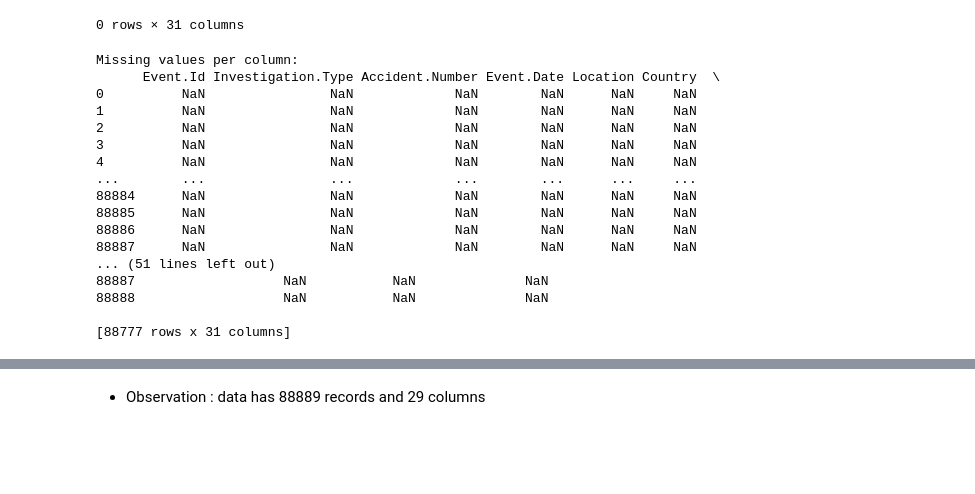
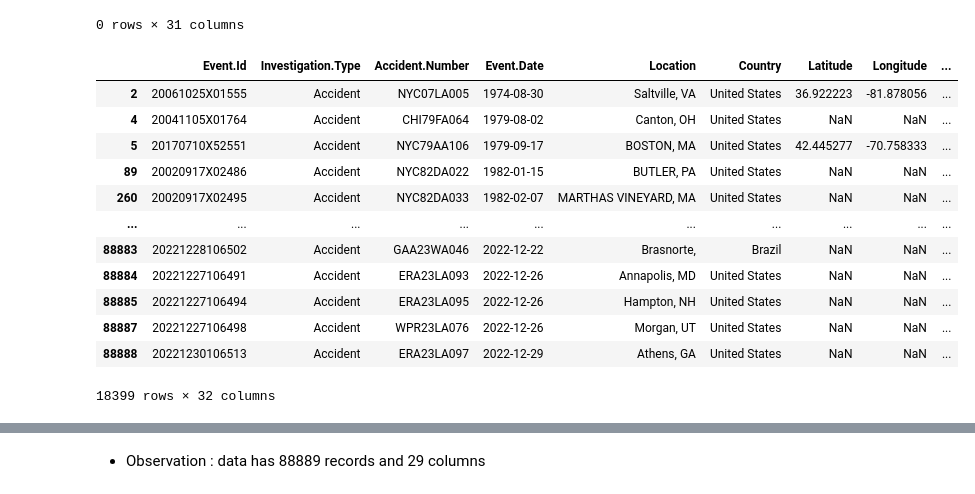
Before and after one commit to Luccy-svg/Aviation_Accidents_Project, a Jupyter notebook: student.ipynb, the cells around one changed output, grey strips where cells are left out. Saved outputs shown, nothing was run; the diff lists cells and outputs as text; code cells hidden in the pictures; blank space fills up the shorter version.

```diff
--- a/student.ipynb
+++ b/student.ipynb
@@ -99,28 +99,27 @@ df[df['Make'].isnull()|df['Model'].isnull()]
 # %% [output]
 |  | Event.Id | Investigation.Type | Accident.Number | Event.Date | Location | Country | Latitude | Longitude | ... |
 0 rows × 31 columns
-# %%
-missing_values = df.isna()
-print("Missing values per column:")
-print(missing_values[missing_values < 0])
-# %% [output]
-Missing values per column:
-      Event.Id Investigation.Type Accident.Number Event.Date Location Country  \
-0          NaN                NaN             NaN        NaN      NaN     NaN
-1          NaN                NaN             NaN        NaN      NaN     NaN
-2          NaN                NaN             NaN        NaN      NaN     NaN
-3          NaN                NaN             NaN        NaN      NaN     NaN
-4          NaN                NaN             NaN        NaN      NaN     NaN
-...        ...                ...             ...        ...      ...     ...
-88884      NaN                NaN             NaN        NaN      NaN     NaN
-88885      NaN                NaN             NaN        NaN      NaN     NaN
-88886      NaN                NaN             NaN        NaN      NaN     NaN
-88887      NaN                NaN             NaN        NaN      NaN     NaN
-... (51 lines left out)
-88887                   NaN           NaN              NaN
-88888                   NaN           NaN              NaN
-
-[88777 rows x 31 columns]
+# %%
+df['Total.Fatal.Injuries']= pd.to_numeric(df['Total.Fatal.Injuries'], errors='coerce')
+df['Total.Serious.Injuries']= pd.to_numeric(df['Total.Serious.Injuries'], errors='coerce')
+df['Total.Minor.Injuries']= pd.to_numeric(df['Total.Minor.Injuries'], errors='coerce')
+df['total_injuries'] = df['Total.Fatal.Injuries'] + df['Total.Serious.Injuries'] + df['Total.Minor.Injuries']
+
+df[df['Weather.Condition'].isnull()|df['total_injuries'].isnull()]
+# %% [output]
+|  | Event.Id | Investigation.Type | Accident.Number | Event.Date | Location | Country | Latitude | Longitude | ... |
+| 2 | 20061025X01555 | Accident | NYC07LA005 | 1974-08-30 | Saltville, VA | United States | 36.922223 | -81.878056 | ... |
+| 4 | 20041105X01764 | Accident | CHI79FA064 | 1979-08-02 | Canton, OH | United States | NaN | NaN | ... |
+| 5 | 20170710X52551 | Accident | NYC79AA106 | 1979-09-17 | BOSTON, MA | United States | 42.445277 | -70.758333 | ... |
+| 89 | 20020917X02486 | Accident | NYC82DA022 | 1982-01-15 | BUTLER, PA | United States | NaN | NaN | ... |
+| 260 | 20020917X02495 | Accident | NYC82DA033 | 1982-02-07 | MARTHAS VINEYARD, MA | United States | NaN | NaN | ... |
+| ... | ... | ... | ... | ... | ... | ... | ... | ... | ... |
+| 88883 | 20221228106502 | Accident | GAA23WA046 | 2022-12-22 | Brasnorte, | Brazil | NaN | NaN | ... |
+| 88884 | 20221227106491 | Accident | ERA23LA093 | 2022-12-26 | Annapolis, MD | United States | NaN | NaN | ... |
+| 88885 | 20221227106494 | Accident | ERA23LA095 | 2022-12-26 | Hampton, NH | United States | NaN | NaN | ... |
+| 88887 | 20221227106498 | Accident | WPR23LA076 | 2022-12-26 | Morgan, UT | United States | NaN | NaN | ... |
+| 88888 | 20221230106513 | Accident | ERA23LA097 | 2022-12-29 | Athens, GA | United States | NaN | NaN | ... |
+18399 rows × 32 columns
 # %%
 df.describe()
 # %% [output]
```
Also changed, not shown: parts of 24 cells of this notebook.
